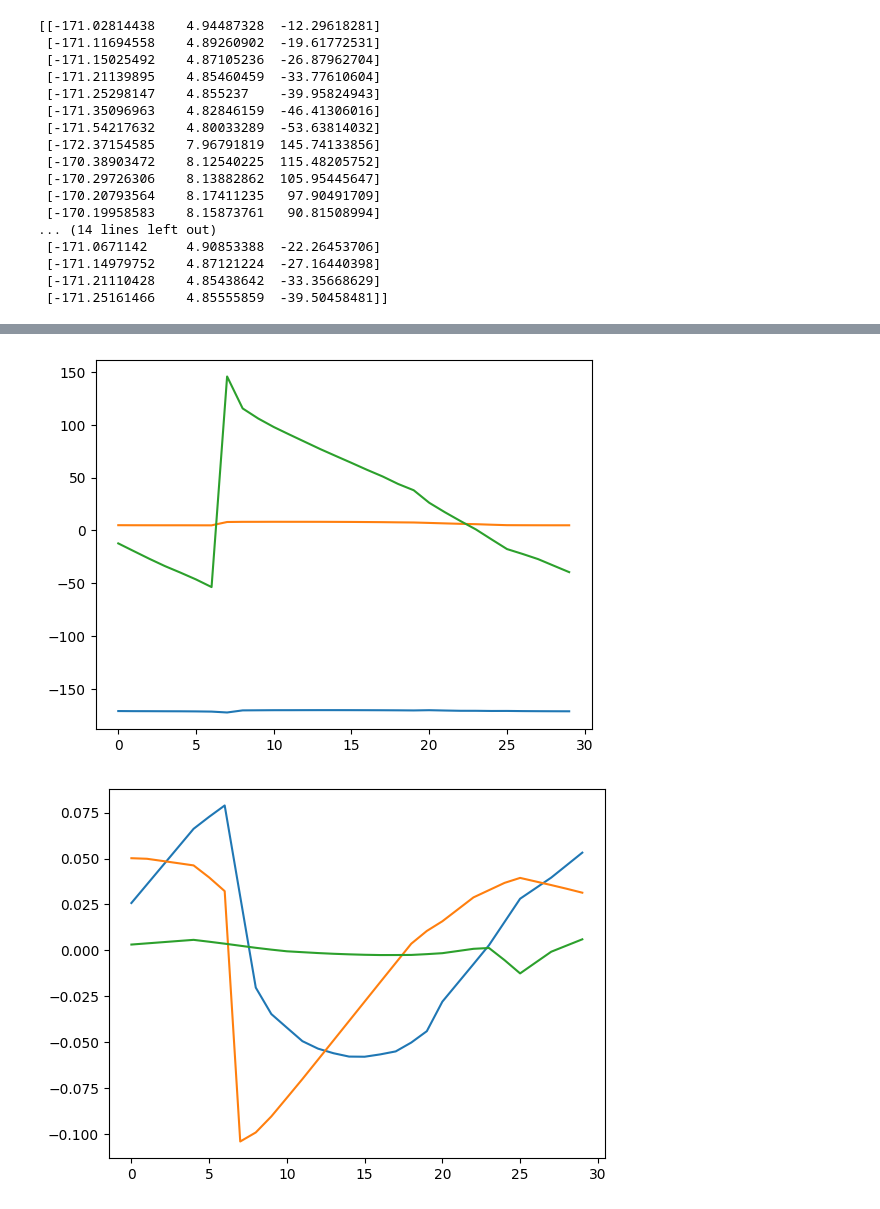
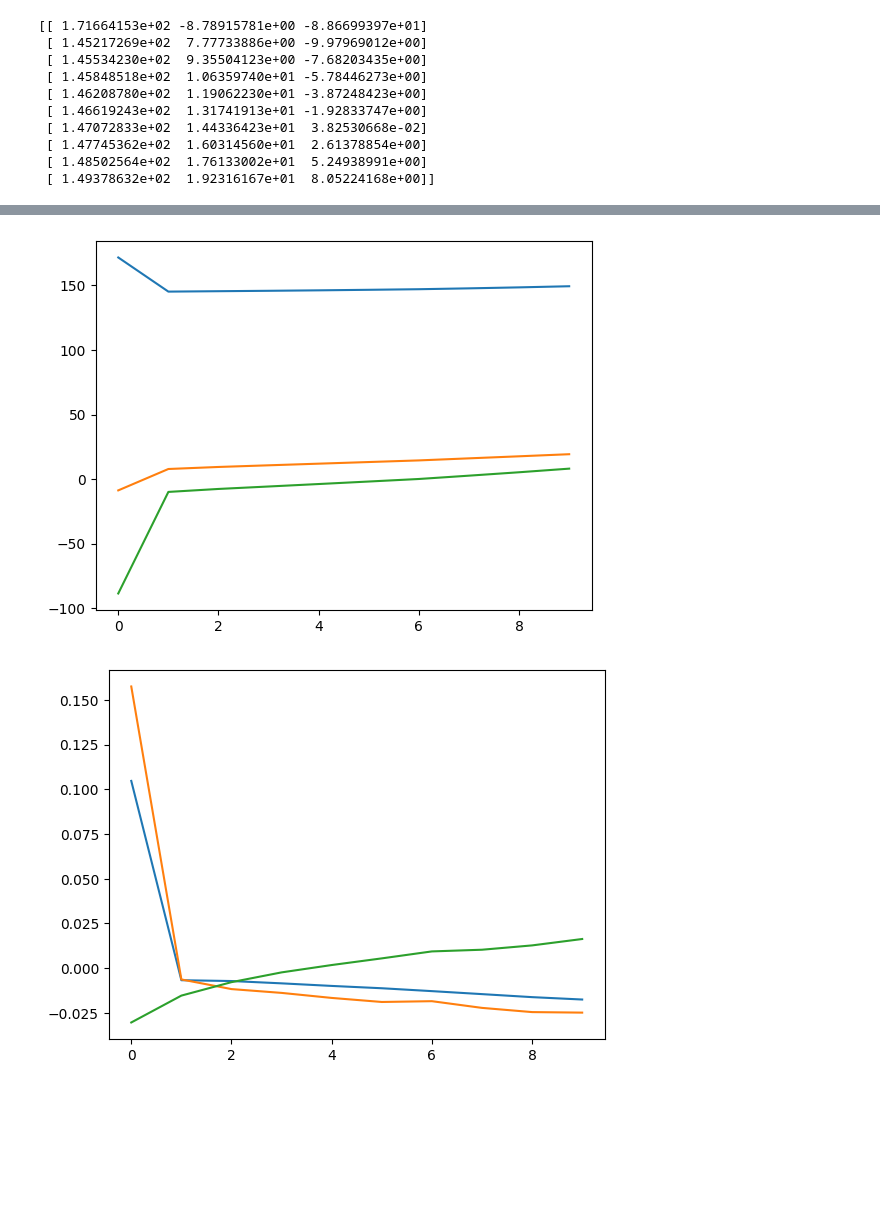
Before and after one commit to tauzn-clock/dust3r, a Jupyter notebook: masked_dust3r/scripts/visualise_transform.ipynb, the cells around one changed output, grey strips where cells are left out. Drawn from its saved outputs; the diff is of its cells as text; code cells hidden in the pictures; blank space fills up the shorter version.

```diff
--- a/masked_dust3r/scripts/visualise_transform.ipynb
+++ b/masked_dust3r/scripts/visualise_transform.ipynb
@@ -8,11 +8,13 @@ import numpy as np
 import matplotlib.pyplot as plt
 from scipy.spatial.transform import Rotation as R
 
-DATA_PATH = "/dust3r/masked_dust3r/data/jackal_training_data_0"
+DATA_PATH = "/dust3r/masked_dust3r/data/jackal_dense"
 
 with open(os.path.join(DATA_PATH, "transforms.json"), "r") as f:
     transforms = json.load(f)
 # %%
+transforms["frames"] = transforms["frames"][:10]
+
 #transforms["frames"] = rotate_best_fit_plane(transforms["frames"])
 
 OPENGL = np.array([
@@ -25,9 +27,8 @@ OPENGL = np.array([
 points = []
 euler_angle = []
 for frame in transforms["frames"]:
-    tf = frame["transform_matrix"]
-    tf = np.array(tf).reshape(4, 4)
-    #tf = np.dot(tf, OPENGL)
+    tf = np.array(frame["transform_matrix"])
+    tf = np.dot(tf, OPENGL)
     points.append(tf[0:3, 3])
     r = R.from_matrix(tf[0:3, 0:3])
     euler_angle.append(r.as_euler('xyz', degrees=True))
@@ -60,20 +61,13 @@ ax.plot(points[:, 2] - points[:,2].sum()/len(points[:,2]), label="z")
 
 plt.show()
 # %% [output]
-[[-171.02814438    4.94487328  -12.29618281]
- [-171.11694558    4.89260902  -19.61772531]
- [-171.15025492    4.87105236  -26.87962704]
- [-171.21139895    4.85460459  -33.77610604]
- [-171.25298147    4.855237    -39.95824943]
- [-171.35096963    4.82846159  -46.41306016]
- [-171.54217632    4.80033289  -53.63814032]
- [-172.37154585    7.96791819  145.74133856]
- [-170.38903472    8.12540225  115.48205752]
- [-170.29726306    8.13882862  105.95445647]
- [-170.20793564    8.17411235   97.90491709]
- [-170.19958583    8.15873761   90.81508994]
-... (14 lines left out)
- [-171.0671142     4.90853388  -22.26453706]
- [-171.14979752    4.87121224  -27.16440398]
- [-171.21110428    4.85438642  -33.35668629]
- [-171.25161466    4.85555859  -39.50458481]]
+[[ 1.71664153e+02 -8.78915781e+00 -8.86699397e+01]
+ [ 1.45217269e+02  7.77733886e+00 -9.97969012e+00]
+ [ 1.45534230e+02  9.35504123e+00 -7.68203435e+00]
+ [ 1.45848518e+02  1.06359740e+01 -5.78446273e+00]
+ [ 1.46208780e+02  1.19062230e+01 -3.87248423e+00]
+ [ 1.46619243e+02  1.31741913e+01 -1.92833747e+00]
+ [ 1.47072833e+02  1.44336423e+01  3.82530668e-02]
+ [ 1.47745362e+02  1.60314560e+01  2.61378854e+00]
+ [ 1.48502564e+02  1.76133002e+01  5.24938991e+00]
+ [ 1.49378632e+02  1.92316167e+01  8.05224168e+00]]
@@ -81,5 +75,5 @@ plt.show()
-[figure, old version]
+[figure, new version]
-[figure, old version]
+[figure, new version]
 # %%
 with open(os.path.join(DATA_PATH, "ground_truth.json"), "r") as f:
     ground_truth = json.load(f)
```
Also changed, not shown: parts of 2 cells of this notebook, 9 other files.
